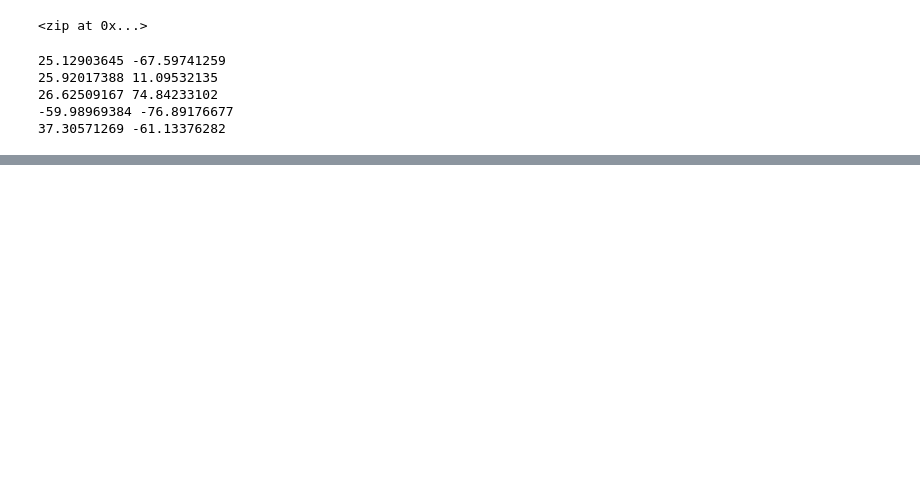
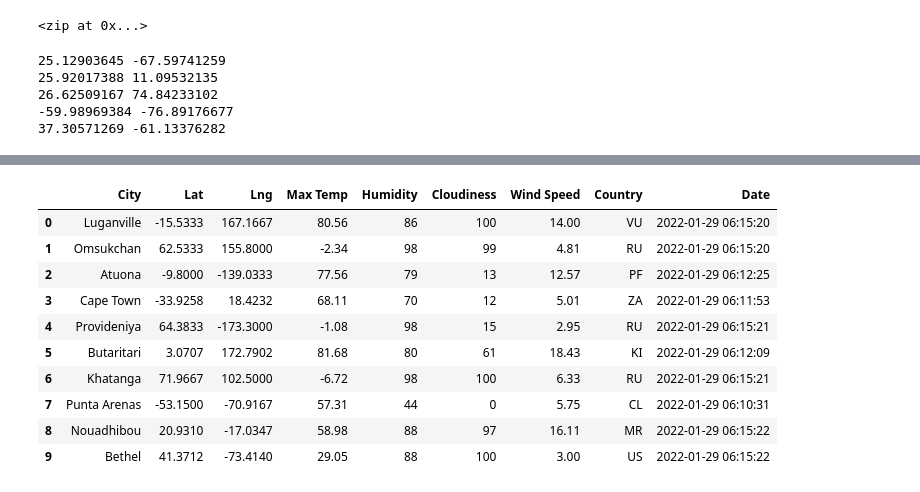
Before and after one commit to daniel89mk/World_Weather_Analysis, a Jupyter notebook: WeatherPy.ipynb, the cells around one changed output, grey strips where cells are left out. Cells and saved outputs as stored; diff of their text form; code cells hidden in the pictures; blank space fills up the shorter version.

Commit message:
Modifying .gitignore and adding WeatherPy file

```diff
--- a/WeatherPy.ipynb
+++ b/WeatherPy.ipynb
@@ -161,0 +139,4 @@ len(cities)
+# %%
+# Starting URL for Weather Map API Call.
+url = "http://api.openweathermap.org/data/2.5/weather?units=Imperial&APPID=" + weather_api_key
+print(url)
@@ -161,0 +149,31 @@ len(cities)
+# %%
+# Create an empty list to hold the weather data.
+city_data = []
+# Print the beginning of the logging.
+print("Beginning Data Retrieval     ")
+print("-----------------------------")
+
+# Create counters.
+record_count = 1
+set_count = 1
+
+# In the code block, we have initialized the counters at 1 because we want the first iteration of the logging
+# for each recorded response and the set to start at 1.
+
+# Next, we need to iterate through our list of cities and begin building the URL for each city,
+# while grouping our records in sets of 50
+
+# Loop through all the cities in our list.
+# for i in range(len(cities)):
+
+    # Group cities in sets of 50 for logging purposes.
+    #if (i % 50 == 0 and i >= 50):
+        #set_count += 1
+        #record_count = 1
+        #time.sleep(60)
+        # Once we get to 50, we tell the program to pause for 60 seconds using the time.sleep(60) command
+        # The OpenWeatherMap API only allows 60 calls for per minute on their free tier, so pausing our program
+        # for one minute after each set of 50 will prevent time-out errors.
+
+    # Create endpoint URL with each city.
+    #city_url = url + "&q=" + cities[i]
@@ -161,0 +261,16 @@ len(cities)
+# %%
+# Convert the array of dictionaries to a Pandas DataFrame.
+city_data_df = pd.DataFrame(city_data)
+city_data_df.head(10)
+# %% [output]
+|  | City | Lat | Lng | Max Temp | Humidity | Cloudiness | Wind Speed | Country | Date |
+| 0 | Luganville | -15.5333 | 167.1667 | 80.56 | 86 | 100 | 14.00 | VU | 2022-01-29 06:15:20 |
+| 1 | Omsukchan | 62.5333 | 155.8000 | -2.34 | 98 | 99 | 4.81 | RU | 2022-01-29 06:15:20 |
+| 2 | Atuona | -9.8000 | -139.0333 | 77.56 | 79 | 13 | 12.57 | PF | 2022-01-29 06:12:25 |
+| 3 | Cape Town | -33.9258 | 18.4232 | 68.11 | 70 | 12 | 5.01 | ZA | 2022-01-29 06:11:53 |
+| 4 | Provideniya | 64.3833 | -173.3000 | -1.08 | 98 | 15 | 2.95 | RU | 2022-01-29 06:15:21 |
+| 5 | Butaritari | 3.0707 | 172.7902 | 81.68 | 80 | 61 | 18.43 | KI | 2022-01-29 06:12:09 |
+| 6 | Khatanga | 71.9667 | 102.5000 | -6.72 | 98 | 100 | 6.33 | RU | 2022-01-29 06:15:21 |
+| 7 | Punta Arenas | -53.1500 | -70.9167 | 57.31 | 44 | 0 | 5.75 | CL | 2022-01-29 06:10:31 |
+| 8 | Nouadhibou | 20.9310 | -17.0347 | 58.98 | 88 | 97 | 16.11 | MR | 2022-01-29 06:15:22 |
+| 9 | Bethel | 41.3712 | -73.4140 | 29.05 | 88 | 100 | 3.00 | US | 2022-01-29 06:15:22 |
```
Also changed, not shown: parts of 21 cells of this notebook, 1 other file.
